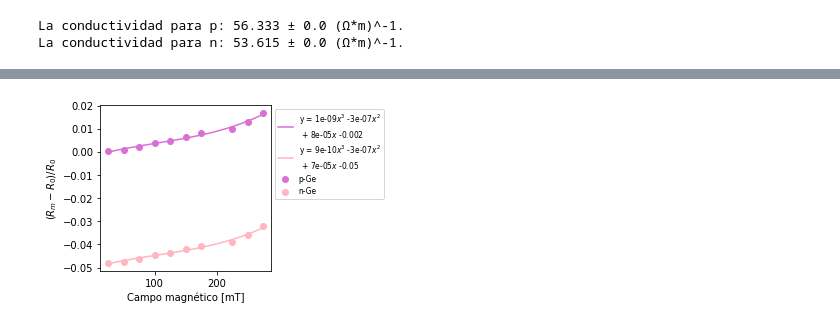
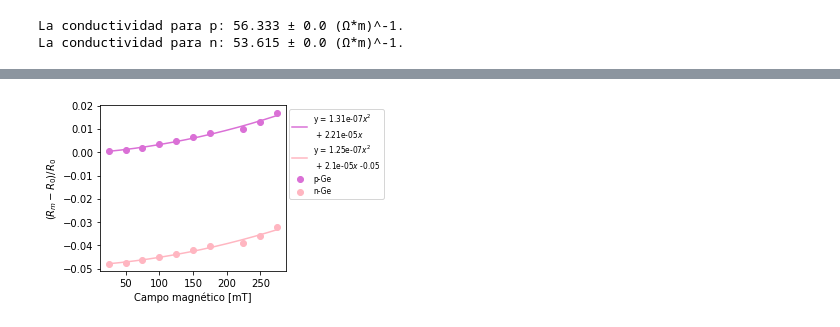
Before and after one commit to sofiaalvarezlopez/Laboratorio-Intermedio, a Jupyter notebook: Efecto Hall/Efecto Hall.ipynb, the cells around one changed output, grey strips where cells are left out. Drawn from its saved outputs; the diff is of its cells as text; code cells hidden in the pictures.

```diff
--- a/Efecto Hall/Efecto Hall.ipynb
+++ b/Efecto Hall/Efecto Hall.ipynb
@@ -385,8 +415,8 @@ diff_n = (R_m_p - R_n)/R_n
 # %%
 B = np.array([i for i in range(25,300,25) if i != 200])
 # %%
-def ajuste_cubico(x,a,b,c,d):
-    return a*x**3 + b*x**2 + c*x + d
+def ajuste_cubico(x,a,b,c):
+    return a*x**2 + b*x + c
 # %%
 popt_p, pcov_p = curve_fit(ajuste_cubico, B, diff_p)
 popt_n, pcov_n = curve_fit(ajuste_cubico, B, diff_n)
@@ -407,15 +437,15 @@ plt.savefig('residuales.pdf')
 # %%
 x = np.linspace(B[0], B[-1],1000)
 fig, ax = plt.subplots(figsize=(5,5/1.61616))
 plt.scatter(B, diff_p, label='p-Ge', color='orchid')
-plt.plot(x, popt_p[0]*x**3 + popt_p[1]*x**2 + popt_p[2]*x + popt_p[3], label='y = {}$x^3$ {}$x^2$\n + {}$x$ {}'.format(np.round(popt_p[0],10), np.round(popt_p[1],7), np.round(popt_p[2],5), np.round(popt_p[3],3)), color='orchid')
+plt.plot(x, popt_p[0]*x**2 + popt_p[1]*x + popt_p[2], label='y = {}$x^2$\n + {}$x$'.format(np.round(popt_p[0],9), np.round(popt_p[1],7)), color='orchid')
 plt.scatter(B, diff_n, label='n-Ge', color='lightpink')
-plt.plot(x, popt_n[0]*x**3 + popt_n[1]*x**2 + popt_n[2]*x + popt_n[3], label='y = {}$x^3$ {}$x^2$\n + {}$x$ {}'.format(np.round(popt_n[0],10), np.round(popt_n[1],7), np.round(popt_n[2],5), np.round(popt_n[3],3)), color='lightpink')
+plt.plot(x, popt_n[0]*x**2 + popt_n[1]*x + popt_n[2], label='y = {}$x^2$\n + {}$x$ {}'.format(np.round(popt_n[0],9), np.round(popt_n[1],7), np.round(popt_n[2],2)), color='lightpink')
 plt.xlabel('Campo magnético [mT]')
 plt.ylabel(r'$(R_m - R_0)/R_0$')
 handles, labels = ax.get_legend_handles_labels()
 lgd = ax.legend(handles, labels, loc='upper left', bbox_to_anchor=(1, 1), prop={'size': 7.5})
 plt.tight_layout()
 plt.savefig('ajuste_polinomial.pdf')
 # %% [output]
-[figure, old version]
+[figure, new version]
```
Also changed, not shown: parts of 24 cells of this notebook, 9 other files.
